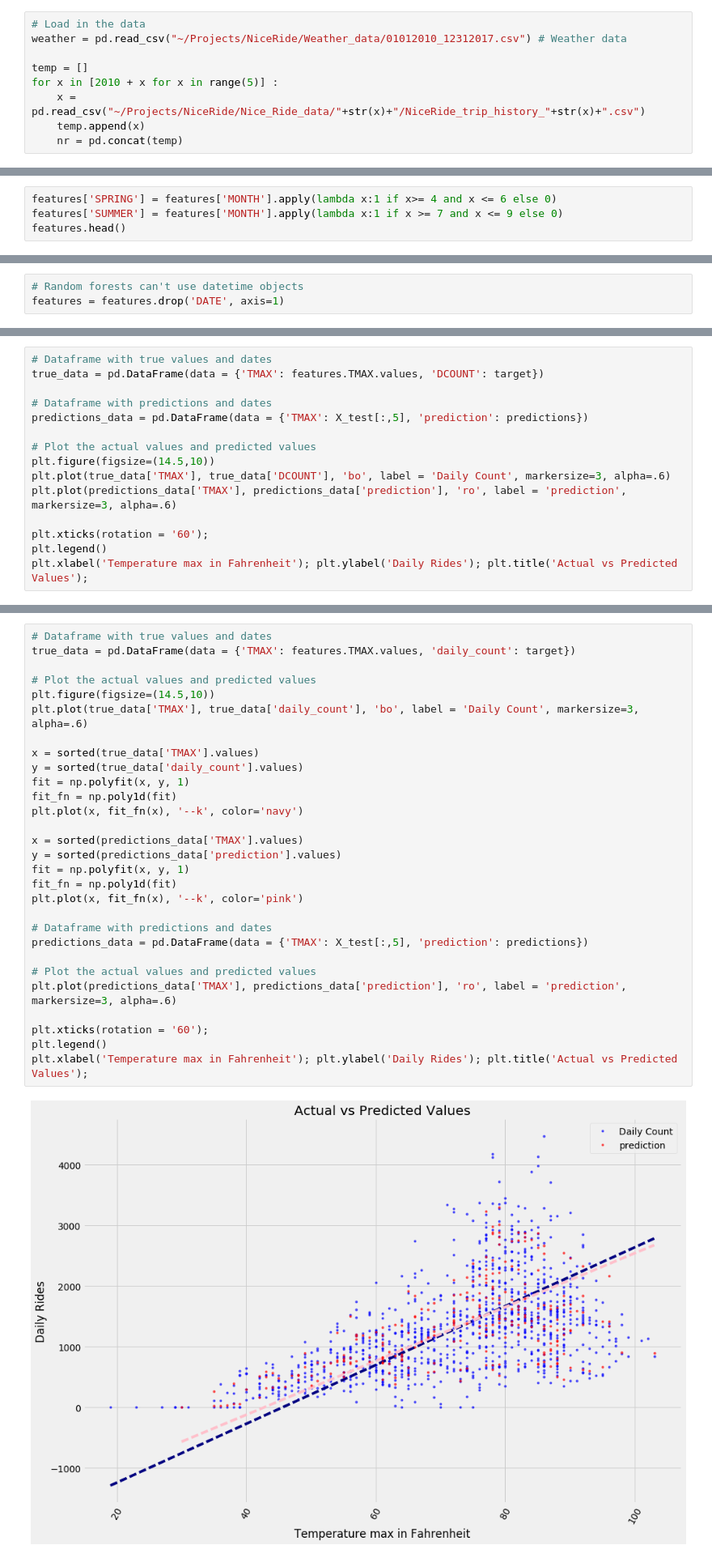
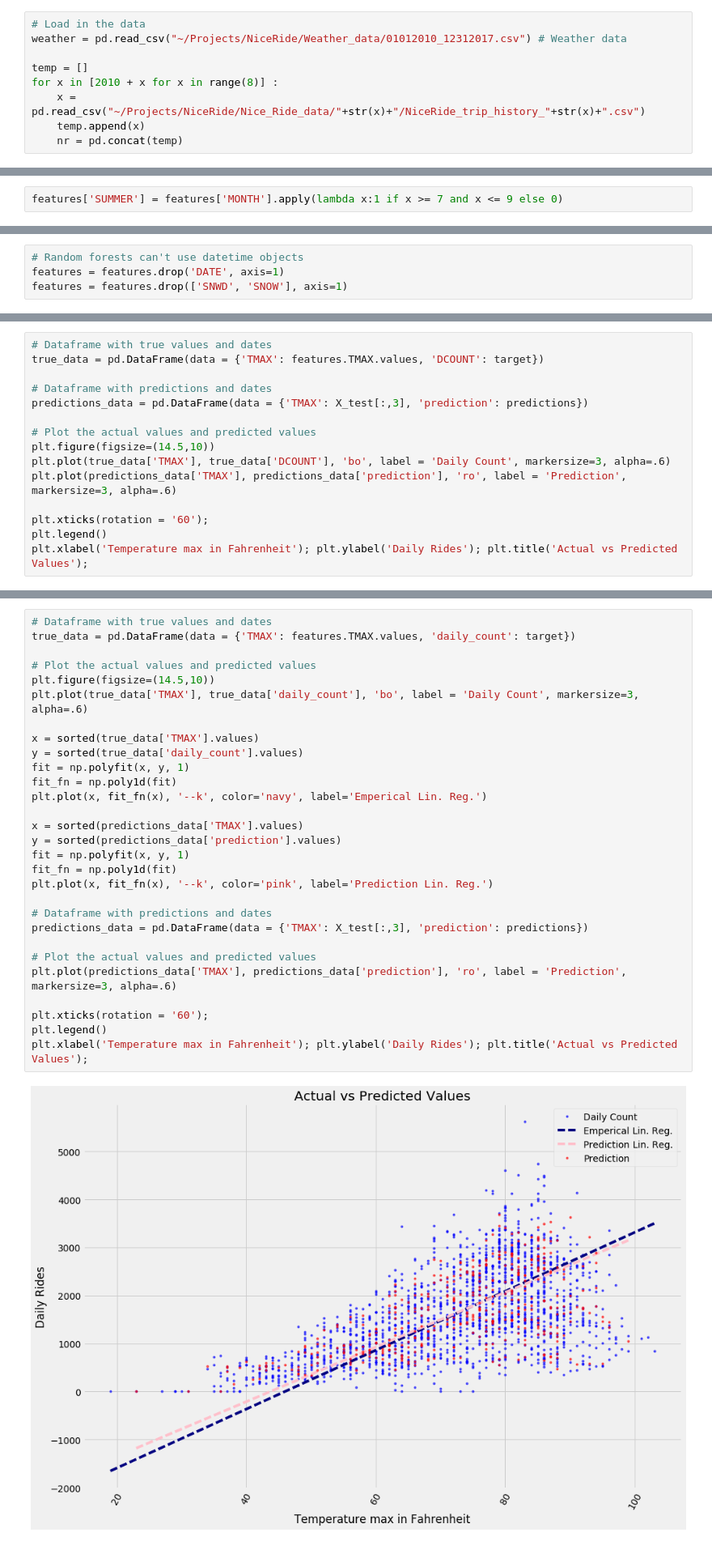
Before and after one commit to SethDKelly/NiceRideMN, a Jupyter notebook: Random_forest.ipynb, the cells around one changed output, grey strips where cells are left out. Shown at 81% size. Saved outputs shown, nothing was run; the diff lists cells and outputs as text.

```diff
--- a/Random_forest.ipynb
+++ b/Random_forest.ipynb
@@ -17,7 +17,7 @@ from sklearn.ensemble import RandomForestRegressor
 weather = pd.read_csv("~/Projects/NiceRide/Weather_data/01012010_12312017.csv") # Weather data
 
 temp = []
-for x in [2010 + x for x in range(5)] :
+for x in [2010 + x for x in range(8)] :
     x = pd.read_csv("~/Projects/NiceRide/Nice_Ride_data/"+str(x)+"/NiceRide_trip_history_"+str(x)+".csv")
     temp.append(x)
     nr = pd.concat(temp)
@@ -177,4 +169,2 @@ features.head()
 # %%
-features['SPRING'] = features['MONTH'].apply(lambda x:1 if x>= 4 and x <= 6 else 0)
 features['SUMMER'] = features['MONTH'].apply(lambda x:1 if x >= 7 and x <= 9 else 0)
-features.head()
@@ -188,6 +171,7 @@ features.head()
 # %%
 # Random forests can't use datetime objects
 features = features.drop('DATE', axis=1)
+features = features.drop(['SNWD', 'SNOW'], axis=1)
 # %%
 features.info()
 # %% [output]
@@ -441,12 +421,12 @@ print(predictions.shape)
 true_data = pd.DataFrame(data = {'TMAX': features.TMAX.values, 'DCOUNT': target})
 
 # Dataframe with predictions and dates
-predictions_data = pd.DataFrame(data = {'TMAX': X_test[:,5], 'prediction': predictions})
+predictions_data = pd.DataFrame(data = {'TMAX': X_test[:,3], 'prediction': predictions})
 
 # Plot the actual values and predicted values
 plt.figure(figsize=(14.5,10))
 plt.plot(true_data['TMAX'], true_data['DCOUNT'], 'bo', label = 'Daily Count', markersize=3, alpha=.6)
-plt.plot(predictions_data['TMAX'], predictions_data['prediction'], 'ro', label = 'prediction', markersize=3, alpha=.6)
+plt.plot(predictions_data['TMAX'], predictions_data['prediction'], 'ro', label = 'Prediction', markersize=3, alpha=.6)
 
 plt.xticks(rotation = '60');
 plt.legend()
@@ -456,31 +436,31 @@ plt.xlabel('Temperature max in Fahrenheit'); plt.ylabel('Daily Rides'); plt.titl
 # %%
 # Dataframe with true values and dates
 true_data = pd.DataFrame(data = {'TMAX': features.TMAX.values, 'daily_count': target})
 
 # Plot the actual values and predicted values
 plt.figure(figsize=(14.5,10))
 plt.plot(true_data['TMAX'], true_data['daily_count'], 'bo', label = 'Daily Count', markersize=3, alpha=.6)
 
 x = sorted(true_data['TMAX'].values)
 y = sorted(true_data['daily_count'].values)
 fit = np.polyfit(x, y, 1)
 fit_fn = np.poly1d(fit)
-plt.plot(x, fit_fn(x), '--k', color='navy')
+plt.plot(x, fit_fn(x), '--k', color='navy', label='Emperical Lin. Reg.')
 
 x = sorted(predictions_data['TMAX'].values)
 y = sorted(predictions_data['prediction'].values)
 fit = np.polyfit(x, y, 1)
 fit_fn = np.poly1d(fit)
-plt.plot(x, fit_fn(x), '--k', color='pink')
+plt.plot(x, fit_fn(x), '--k', color='pink', label='Prediction Lin. Reg.')
 
 # Dataframe with predictions and dates
-predictions_data = pd.DataFrame(data = {'TMAX': X_test[:,5], 'prediction': predictions})
+predictions_data = pd.DataFrame(data = {'TMAX': X_test[:,3], 'prediction': predictions})
 
 # Plot the actual values and predicted values
-plt.plot(predictions_data['TMAX'], predictions_data['prediction'], 'ro', label = 'prediction', markersize=3, alpha=.6)
+plt.plot(predictions_data['TMAX'], predictions_data['prediction'], 'ro', label = 'Prediction', markersize=3, alpha=.6)
 
 plt.xticks(rotation = '60');
 plt.legend()
 plt.xlabel('Temperature max in Fahrenheit'); plt.ylabel('Daily Rides'); plt.title('Actual vs Predicted Values');
 # %% [output]
-[figure, old version]
+[figure, new version]
```
Also changed, not shown: parts of 18 cells of this notebook.
